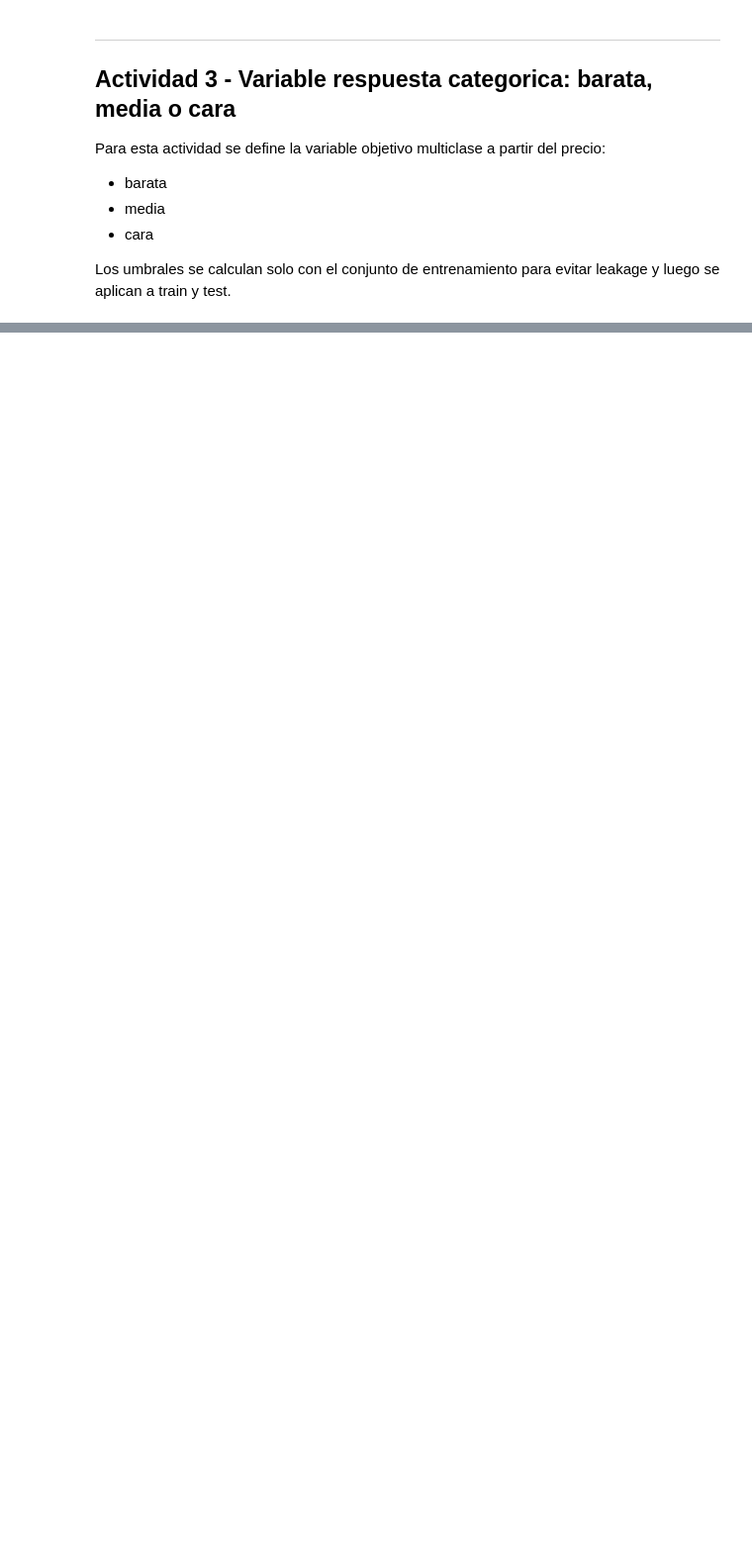
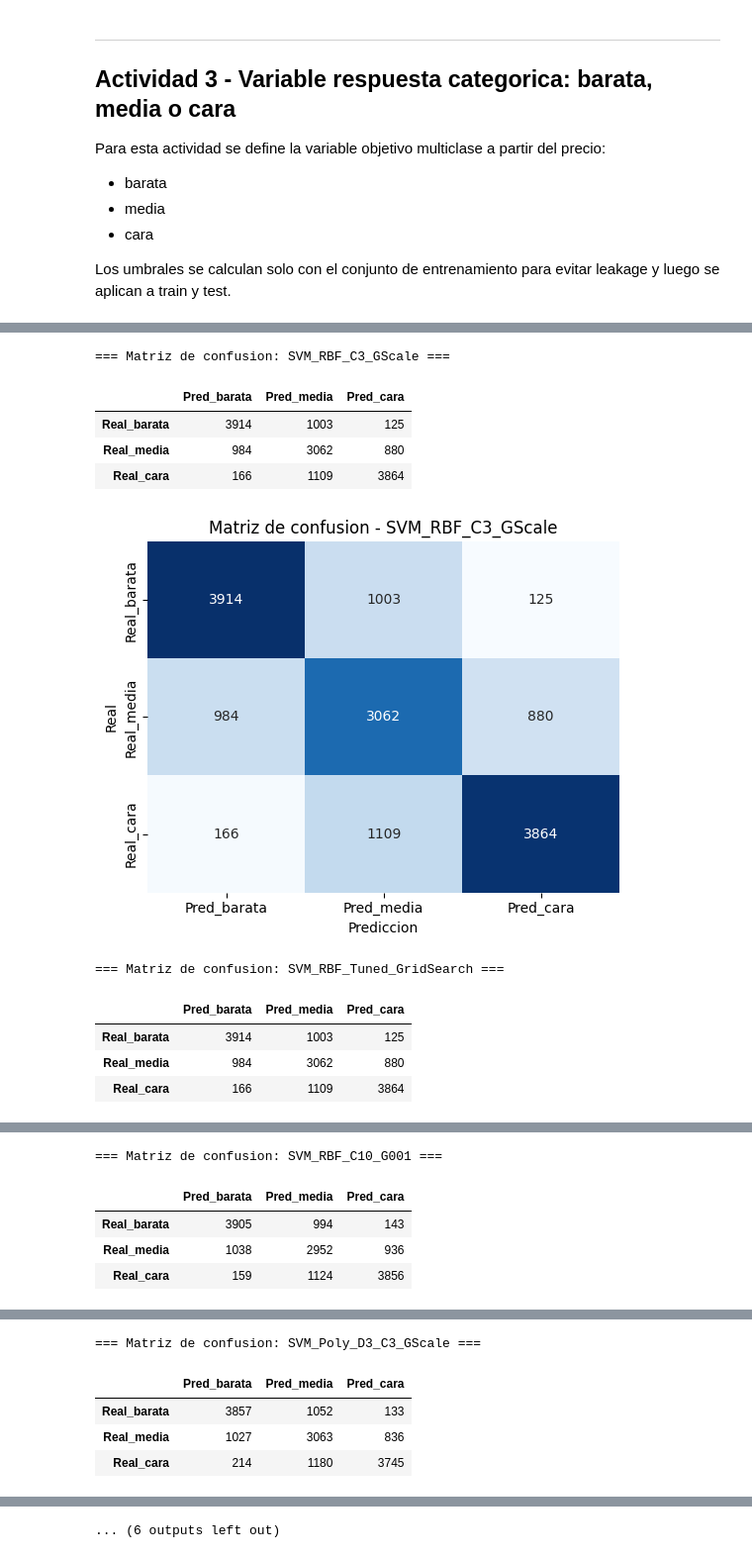
Before and after one commit to diegoanro22/MD-LAB08, a Jupyter notebook: main.ipynb, the cells around one changed output, grey strips where cells are left out. Shown at 99% size. Cells and saved outputs as stored; diff of their text form; code cells hidden in the pictures; blank space fills up the shorter version.

```diff
--- a/main.ipynb
+++ b/main.ipynb
@@ -357,0 +479,18 @@ Etiquetas validas en test : True
+# %%
+# 5.1 Predicciones por modelo
+from sklearn.metrics import classification_report
+
+y_pred_train = {}
+y_pred_test = {}
+for model_name, model in svm_models.items():
+    y_pred_train[model_name] = model.predict(X_train_svm)
+    y_pred_test[model_name] = model.predict(X_test)
+
+best_model_name = metrics_df.loc[0, 'modelo']
+print(f'Modelo con mejor test_f1_macro: {best_model_name}')
+preview_df = pd.DataFrame({
+    'y_real': y_test_cat.reset_index(drop=True).head(12),
+    'y_pred': pd.Series(y_pred_test[best_model_name]).head(12),
+})
+display(preview_df)
+print(classification_report(y_test_cat, y_pred_test[best_model_name], digits=4))
@@ -357,0 +530,31 @@ Etiquetas validas en test : True
+# %%
+# 6.1 Matrices de confusion para todos los modelos
+import matplotlib.pyplot as plt
+import seaborn as sns
+from sklearn.metrics import confusion_matrix
+
+labels_order = ['barata', 'media', 'cara']
+for model_name in metrics_df['modelo']:
+    cm = confusion_matrix(y_test_cat, y_pred_test[model_name], labels=labels_order)
+    cm_df = pd.DataFrame(cm, index=[f'Real_{l}' for l in labels_order], columns=[f'Pred_{l}' for l in labels_order])
+    print(f'=== Matriz de confusion: {model_name} ===')
+    display(cm_df)
+    plt.figure(figsize=(5.5, 4.5))
+    sns.heatmap(cm_df, annot=True, fmt='d', cmap='Blues', cbar=False)
+    plt.title(f'Matriz de confusion - {model_name}')
+    plt.xlabel('Prediccion')
+    plt.ylabel('Real')
+    plt.tight_layout()
+    plt.show()
+# %% [output]
+=== Matriz de confusion: SVM_RBF_C3_GScale ===
+|  | Pred_barata | Pred_media | Pred_cara |
+| Real_barata | 3914 | 1003 | 125 |
+| Real_media | 984 | 3062 | 880 |
+| Real_cara | 166 | 1109 | 3864 |
+[figure, added]
+=== Matriz de confusion: SVM_RBF_Tuned_GridSearch ===
+|  | Pred_barata | Pred_media | Pred_cara |
+| Real_barata | 3914 | 1003 | 125 |
+| Real_media | 984 | 3062 | 880 |
+| Real_cara | 166 | 1109 | 3864 |
@@ -357,0 +562,5 @@ Etiquetas validas en test : True
+=== Matriz de confusion: SVM_RBF_C10_G001 ===
+|  | Pred_barata | Pred_media | Pred_cara |
+| Real_barata | 3905 | 994 | 143 |
+| Real_media | 1038 | 2952 | 936 |
+| Real_cara | 159 | 1124 | 3856 |
@@ -357,0 +568,5 @@ Etiquetas validas en test : True
+=== Matriz de confusion: SVM_Poly_D3_C3_GScale ===
+|  | Pred_barata | Pred_media | Pred_cara |
+| Real_barata | 3857 | 1052 | 133 |
+| Real_media | 1027 | 3063 | 836 |
+| Real_cara | 214 | 1180 | 3745 |
@@ -357,0 +574 @@ Etiquetas validas en test : True
+... (6 outputs left out)
```
Also changed, not shown: parts of 16 cells of this notebook.
